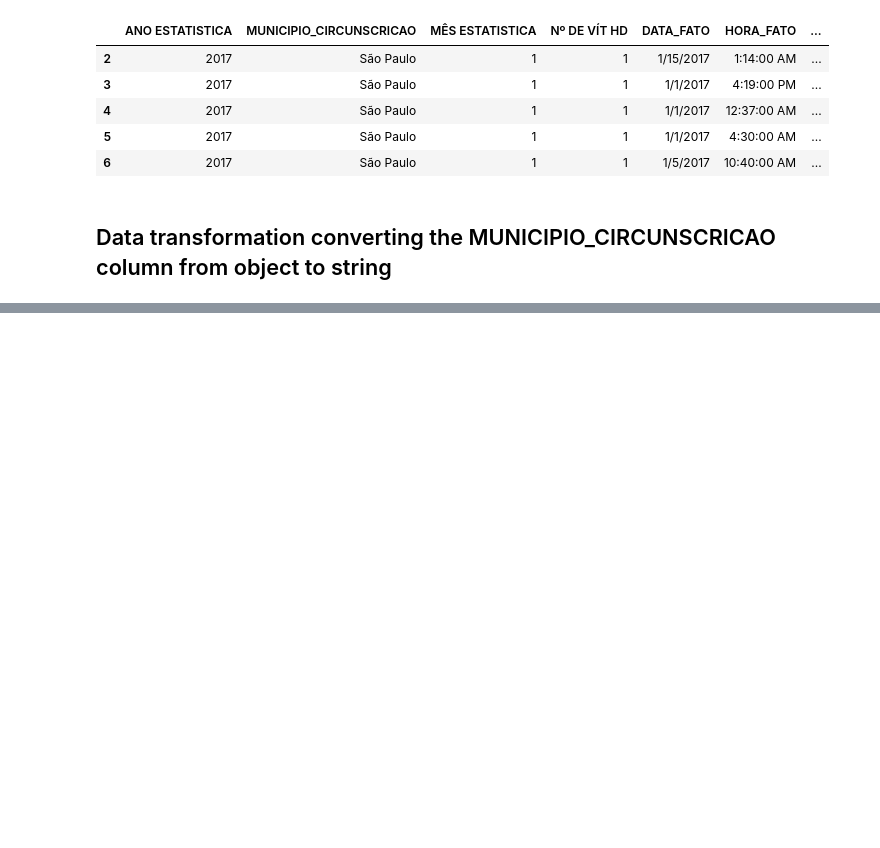
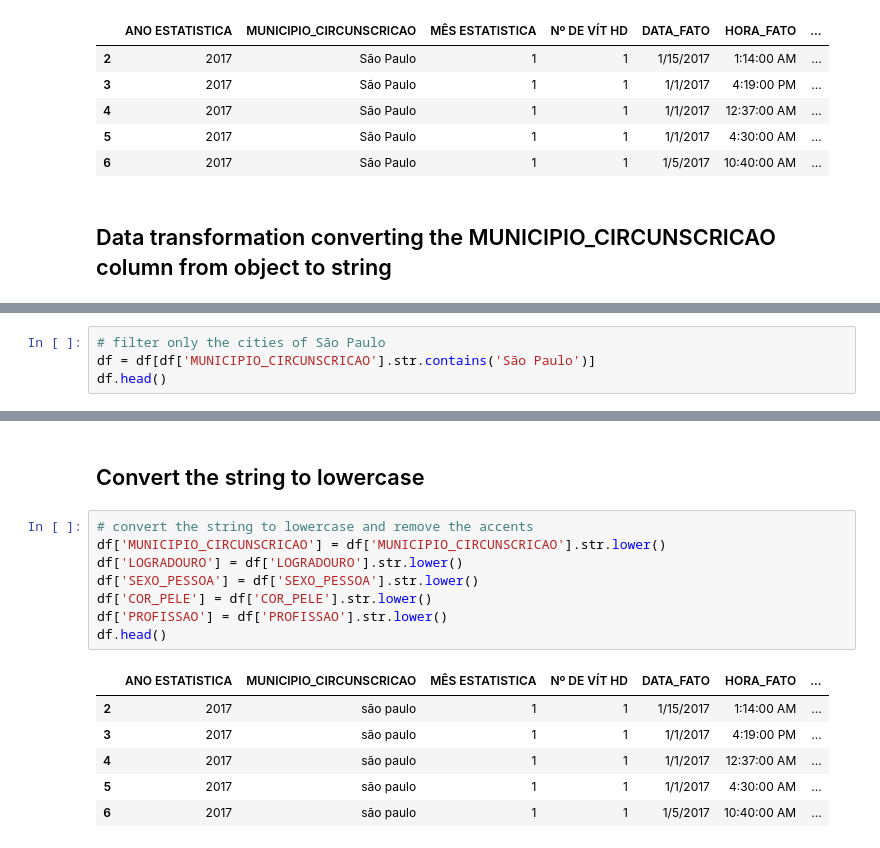
Before and after one commit to aSTRonuun/MachineLearning-2023-Vitor-Alves, a Jupyter notebook: 01-Exercices/02-Crime-Data-Analysis/Pre-processing-intentional-homicide-dataset.ipynb, the cells around one changed output, grey strips where cells are left out. Cells and saved outputs as stored; diff of their text form; blank space fills up the shorter version.

Commit message:
add new functions to clean the data

```diff
--- a/01-Exercices/02-Crime-Data-Analysis/Pre-processing-intentional-homicide-dataset.ipynb
+++ b/01-Exercices/02-Crime-Data-Analysis/Pre-processing-intentional-homicide-dataset.ipynb
@@ -76,0 +84,4 @@ AttributeError: 'NoneType' object has no attribute 'astype'
+# %%
+# filter only the cities of São Paulo
+df = df[df['MUNICIPIO_CIRCUNSCRICAO'].str.contains('São Paulo')]
+df.head()
@@ -76,0 +95,17 @@ AttributeError: 'NoneType' object has no attribute 'astype'
+# %% [markdown]
+## Convert the string to lowercase
+# %%
+# convert the string to lowercase and remove the accents
+df['MUNICIPIO_CIRCUNSCRICAO'] = df['MUNICIPIO_CIRCUNSCRICAO'].str.lower()
+df['LOGRADOURO'] = df['LOGRADOURO'].str.lower()
+df['SEXO_PESSOA'] = df['SEXO_PESSOA'].str.lower()
+df['COR_PELE'] = df['COR_PELE'].str.lower()
+df['PROFISSAO'] = df['PROFISSAO'].str.lower()
+df.head()
+# %% [output]
+|  | ANO ESTATISTICA | MUNICIPIO_CIRCUNSCRICAO | MÊS ESTATISTICA | Nº DE VÍT HD | DATA_FATO | HORA_FATO | ... |
+| 2 | 2017 | são paulo | 1 | 1 | 1/15/2017 | 1:14:00 AM | ... |
+| 3 | 2017 | são paulo | 1 | 1 | 1/1/2017 | 4:19:00 PM | ... |
+| 4 | 2017 | são paulo | 1 | 1 | 1/1/2017 | 12:37:00 AM | ... |
+| 5 | 2017 | são paulo | 1 | 1 | 1/1/2017 | 4:30:00 AM | ... |
+| 6 | 2017 | são paulo | 1 | 1 | 1/5/2017 | 10:40:00 AM | ... |
```
Also changed, not shown: parts of 9 cells of this notebook.
